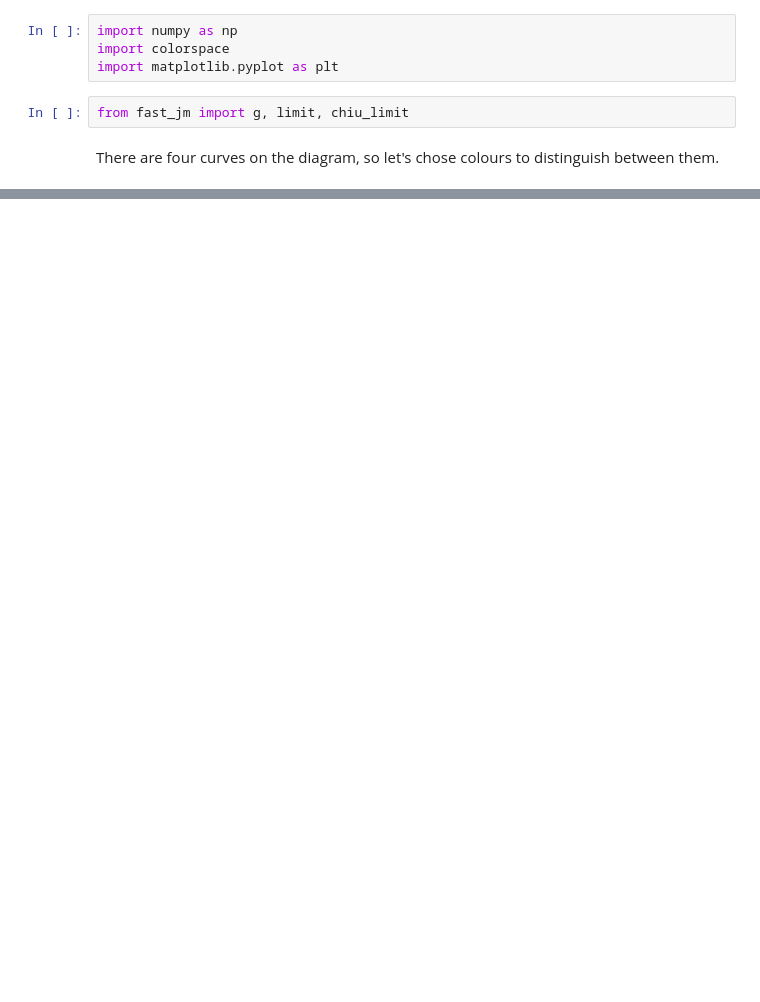
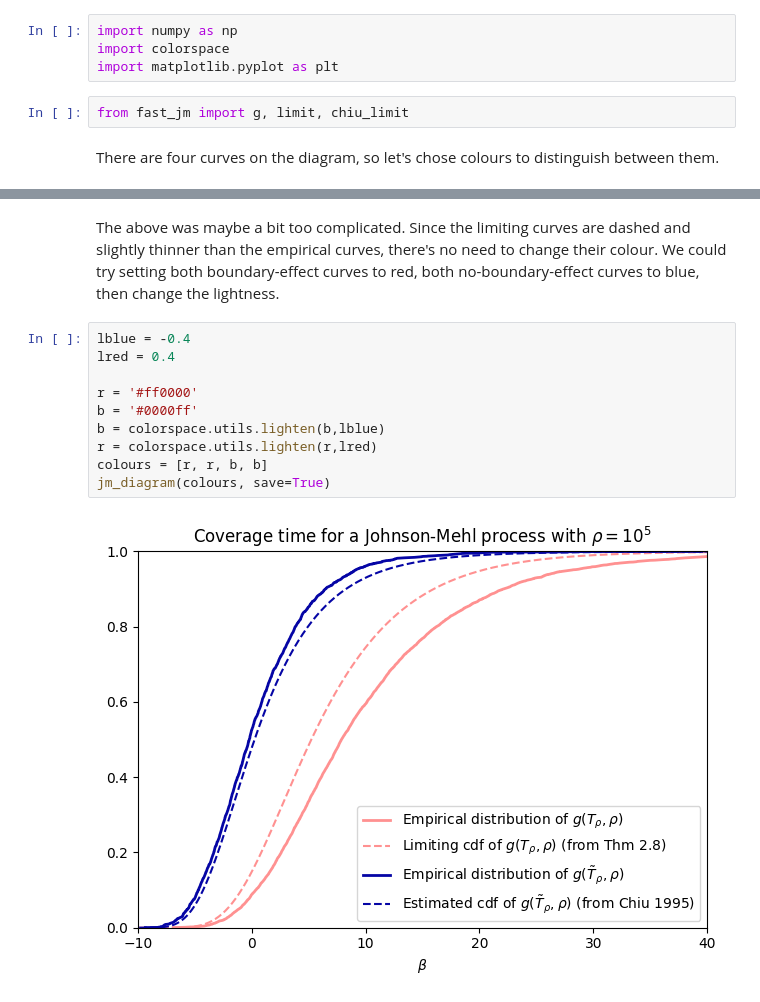
Before and after one commit to frankiehiggs/johnson-mehl, a Jupyter notebook: color-choice.ipynb, the cells around one changed output, grey strips where cells are left out. Saved outputs shown, nothing was run; the diff lists cells and outputs as text; blank space fills up the shorter version.

```diff
--- a/color-choice.ipynb
+++ b/color-choice.ipynb
@@ -82 +82,15 @@ jm_diagram(colours, save=True)
+# %% [markdown]
+The above was maybe a bit too complicated. Since the limiting curves are dashed and slightly thinner than the empirical curves, there's no need to change their colour. We could try setting both boundary-effect curves to red, both no-boundary-effect curves to blue, then change the lightness.
+# %%
+lblue = -0.4
+lred = 0.4
+
+r = '#ff0000'
+b = '#0000ff'
+b = colorspace.utils.lighten(b,lblue)
+r = colorspace.utils.lighten(r,lred)
+colours = [r, r, b, b]
+jm_diagram(colours, save=True)
+# %% [output]
+[figure, added]
 # %% [markdown]
```
Also changed, not shown: parts of 8 cells of this notebook, 2 other files.
